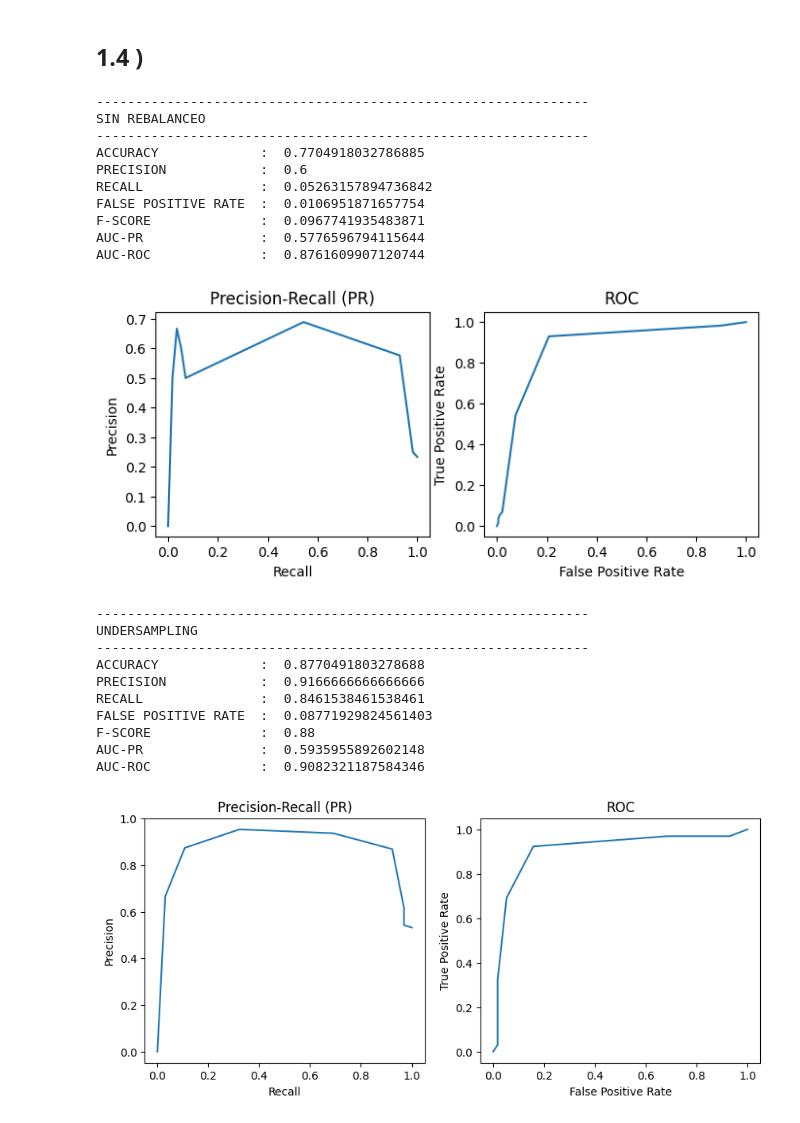
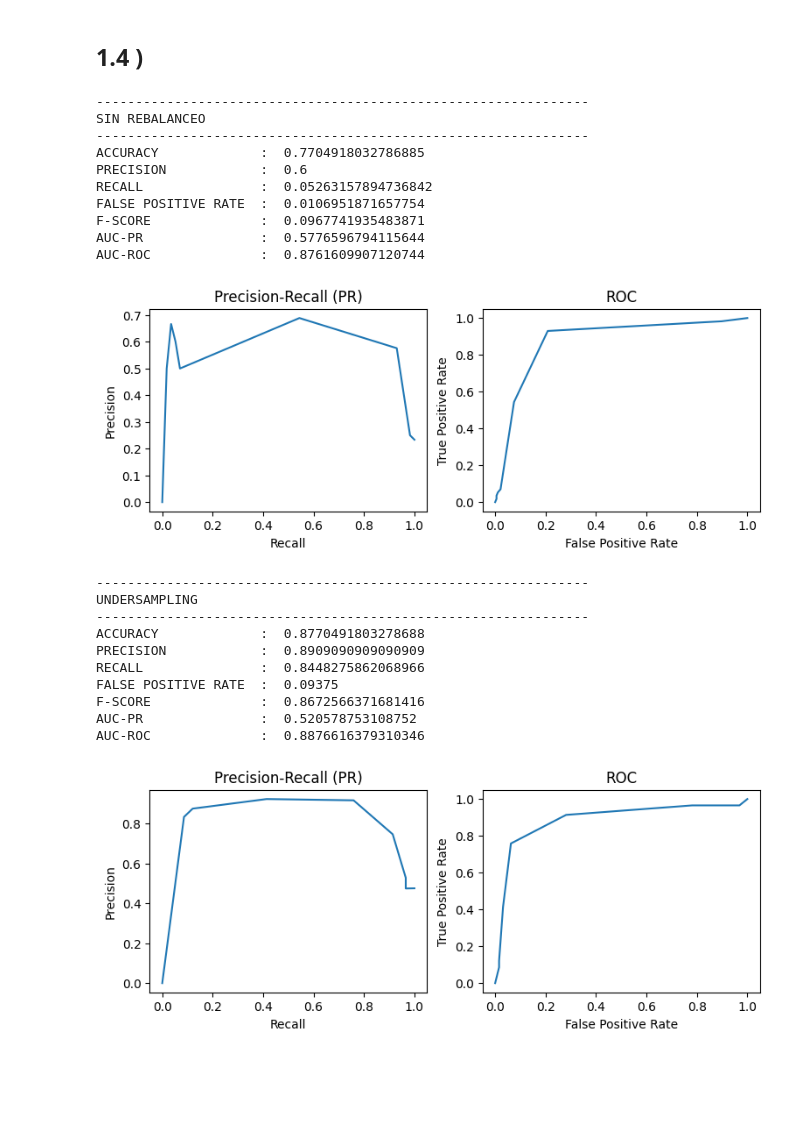
Before and after one commit to NazaGonella/TP02-machine-learning, a Jupyter notebook: Gonella_Nazareno_Notebook_TP2.ipynb, the cells around one changed output. Cells and saved outputs as stored; diff of their text form; code cells hidden in the pictures; blank space fills up the shorter version.

```diff
--- a/Gonella_Nazareno_Notebook_TP2.ipynb
+++ b/Gonella_Nazareno_Notebook_TP2.ipynb
@@ -330,11 +337,6 @@ def evaluate_model_1_4(df : pd.DataFrame) -> None:
 print("---------------------------------------------------------------")
 print("SIN REBALANCEO")
 print("---------------------------------------------------------------")
-cell_diagnosis_dev_imbalanced_processed_and_standardized : pd.DataFrame = prepro.process_and_stardardize(
-    cell_diagnosis_dev_imbalanced,
-    filename='cell_diagnosis_dev_imbalanced',
-    save_path=f'{project_root}/TP02/problema1/data/processed/'
-)
 evaluate_model_1_4(cell_diagnosis_dev_imbalanced_processed_and_standardized)
 # %% [output]
 ---------------------------------------------------------------
@@ -347,31 +349,26 @@ FALSE POSITIVE RATE  :  0.0106951871657754
 F-SCORE              :  0.0967741935483871
 AUC-PR               :  0.5776596794115644
 AUC-ROC              :  0.8761609907120744
-[figure, old version]
+[figure, new version]
 # %%
 # UNDERSAMPLING
 print("---------------------------------------------------------------")
 print("UNDERSAMPLING")
 print("---------------------------------------------------------------")
-cell_diagnosis_dev_undersampled : pd.DataFrame = prepro.undersample(cell_diagnosis_dev_imbalanced, objective_class='Diagnosis')
-cell_diagnosis_dev_undersampled_processed_and_standardized : pd.DataFrame = prepro.process_and_stardardize(
-    cell_diagnosis_dev_undersampled,
-    filename='cell_diagnosis_dev_undersampled',
-    save_path=f'{project_root}/TP02/problema1/data/processed/'
-)
-evaluate_model_1_4(cell_diagnosis_dev_undersampled_processed_and_standardized)
+cell_diagnosis_dev_undersampled : pd.DataFrame = prepro.undersample(cell_diagnosis_dev_imbalanced_processed_and_standardized, objective_class='Diagnosis')
+evaluate_model_1_4(cell_diagnosis_dev_undersampled)
 # %% [output]
 ---------------------------------------------------------------
 UNDERSAMPLING
 ---------------------------------------------------------------
 ACCURACY             :  0.8770491803278688
-PRECISION            :  0.9166666666666666
-RECALL               :  0.8461538461538461
-FALSE POSITIVE RATE  :  0.08771929824561403
-F-SCORE              :  0.88
-AUC-PR               :  0.5935955892602148
-AUC-ROC              :  0.9082321187584346
+PRECISION            :  0.8909090909090909
+RECALL               :  0.8448275862068966
+FALSE POSITIVE RATE  :  0.09375
+F-SCORE              :  0.8672566371681416
+AUC-PR               :  0.520578753108752
+AUC-ROC              :  0.8876616379310346
-[figure, old version]
+[figure, new version]
 # %%
 # OVERSAMPLING (DUPLICACIÓN)
 print("---------------------------------------------------------------")
```
Also changed, not shown: parts of 2 cells of this notebook, 11 other files.
